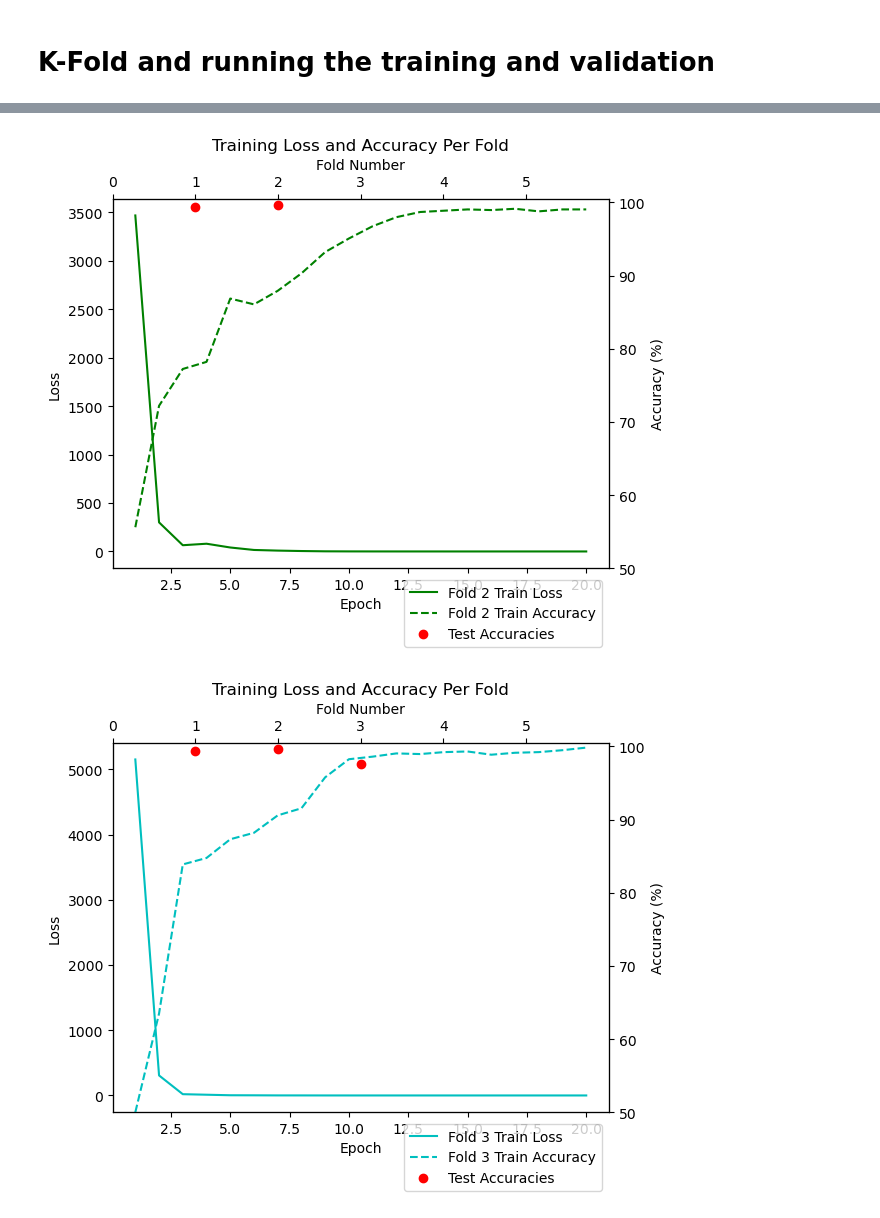
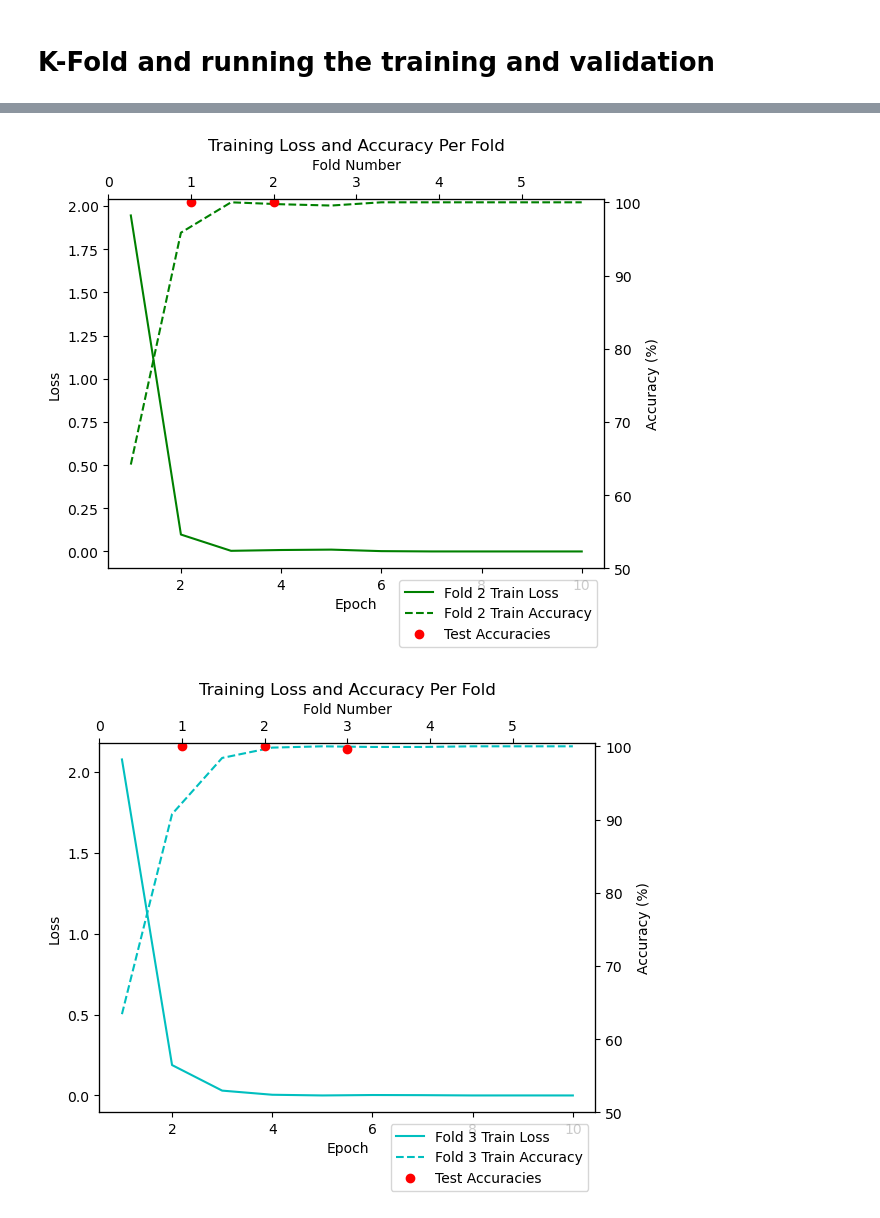
Before and after one commit to shehabattia96/3D-Print-Failure-Early-Detection, a Jupyter notebook: early_print_failure_detection.ipynb, the cells around one changed output, grey strips where cells are left out. Saved outputs shown, nothing was run; the diff lists cells and outputs as text; code cells hidden in the pictures.

```diff
--- a/early_print_failure_detection.ipynb
+++ b/early_print_failure_detection.ipynb
@@ -19,8 +19,8 @@ os.environ['PYTORCH_MPS_HIGH_WATERMARK_RATIO'] = '0.0'
 
 # Params and Hyper Parameters:
 hidden_sizes:tuple = (2048, 512)
-learning_rate = 0.01
-epochs = 20
+learning_rate = 0.0001
+epochs = 50
 folds = 5
 
 use_batch_normalization=False
@@ -157,6 +157,11 @@ def run_training(
         correct = 0
         total = 0
         running_loss = 0.0
+
+        # Early exit condition if no more learning:
+        if running_loss < 0.0001 and epoch > 9:
+            print(f"WARNING: stopping at epoch {epoch} of {epochs} because loss is {loss:.4f}.")
+            break
 
         # Pass data to model:
         number_of_samples = len(dataset_loader)
@@ -188,7 +193,7 @@ def run_training(
 
         start_time = time()
 
-    return train_accuracies, losses
+    return train_accuracies, losses, epoch
 
 def run_test(test_loader: DataLoader, model: nn.Module,):
     model.eval()
@@ -249,8 +254,8 @@ print("Number of classes:", number_of_classes, dataset.classes)
 # %% [output]
 Number of classes: 2 ['defected', 'not_defected']
 # %%
-def save_model(model, fold_number:int, output_size:int, use_batch_normalization: bool, use_imagenet_weights:bool, output_folder:str):
-    file_path = f"{output_folder}fold{fold_number}_outputs{output_size}_{'BN' if use_batch_normalization else 'noBN'}_{'imagenet' if use_imagenet_weights else 'no_imagenet'}.pth"
+def save_model(model, fold_number:int, output_folder:str):
+    file_path = f"{output_folder}fold{fold_number}.pth"
     print("Saving model to", file_path)
     torch.save(model.state_dict(), file_path)
     print("Saving done.")
@@ -275,24 +280,25 @@ for train_idx, test_idx in kfold.split(dataset):
     fold_index = fold-1
 
     # Init a fresh model
-    model = NeuralNetwork(
+    # model = NeuralNetwork(
+    #     input_size=number_of_features,
+    #     hidden_sizes=hidden_sizes,
+    #     output_size=number_of_classes
+    # )
+    model = get_vgg19_model(
         input_size=number_of_features,
         hidden_sizes=hidden_sizes,
-        output_size=number_of_classes
+        output_size=number_of_classes,
+        use_batch_normalization=use_batch_normalization,
+        use_imagenet_weights=use_imagenet_weights
     )
-    # model = get_vgg19_model(
-    #     input_size=number_of_features,
-    #     hidden_sizes=hidden_sizes,
-    #     output_size=number_of_classes,
-    #     use_batch_normalization=use_batch_normalization,
-    #     use_imagenet_weights=use_imagenet_weights
-    # )
     model = model.to(device)
-
-    print(model)
 
     # optimizer = optim.SGD(model.parameters(), lr=learning_rate)
     optimizer = optim.Adam(model.parameters(), lr=learning_rate)
+
+    print(model)
+    print(optimizer)
 
 
     # Create train and test subsets
@@ -303,7 +309,7 @@ for train_idx, test_idx in kfold.split(dataset):
     train_loader = DataLoader(train_subset, batch_size=128, shuffle=True)
     test_loader = DataLoader(test_subset, batch_size=128, shuffle=False)
 
-    train_accuracies, train_losses = run_training(
+    train_accuracies, train_losses, epochs_ran = run_training(
         train_loader,
         model,
         optimizer,
@@ -313,13 +319,25 @@ for train_idx, test_idx in kfold.split(dataset):
     save_model(
         model=model,
         fold_number=fold,
-        output_size=number_of_classes,
-        use_batch_normalization=use_batch_normalization,
-        use_imagenet_weights=use_imagenet_weights,
         output_folder=output_folder
     )
 
     test_accuracy, recall, f1, tn, fp, fn, tp, output_text = run_test(test_loader, model)
+
+    output_text += f"""
+
+{fold=}
+Training samples {len(train_idx)}
+Testing samples {len(test_idx)}
+{number_of_classes=}
+{learning_rate=}
+{epochs_ran=}
+{epochs=}
+{use_imagenet_weights=}
+{use_batch_normalization=}
+
+{model=}
+"""
 
     with open(f"{output_folder}results_fold{fold}.txt", "w") as fp:
         fp.write(output_text)
@@ -331,11 +349,11 @@ for train_idx, test_idx in kfold.split(dataset):
     right_y_axis = left_y_axis.twinx()
     top_x_axis = right_y_axis.twiny()
 
-    left_y_axis.plot(range(1, epochs + 1), train_losses, colors[fold_index]+'-',  label=f'Fold {fold} Train Loss')
+    left_y_axis.plot(range(1, epochs_ran + 1), train_losses, colors[fold_index]+'-',  label=f'Fold {fold} Train Loss')
 
     top_x_axis.plot([f+1 for f in range(folds)], test_accuracies, 'ro', label=f'Test Accuracies')
 
-    right_y_axis.plot(range(1, epochs + 1), train_accuracies, colors[fold_index]+'--', label=f'Fold {fold} Train Accuracy')
+    right_y_axis.plot(range(1, epochs_ran + 1), train_accuracies, colors[fold_index]+'--', label=f'Fold {fold} Train Accuracy')
 
     plt.title('Training Loss and Accuracy Per Fold')
 
@@ -385,2 +403,2 @@ False Negatives (FN): 0
-[figure, old version]
+[figure, new version]
-[figure, old version]
+[figure, new version]
```
Also changed, not shown: parts of 1 cell of this notebook.
